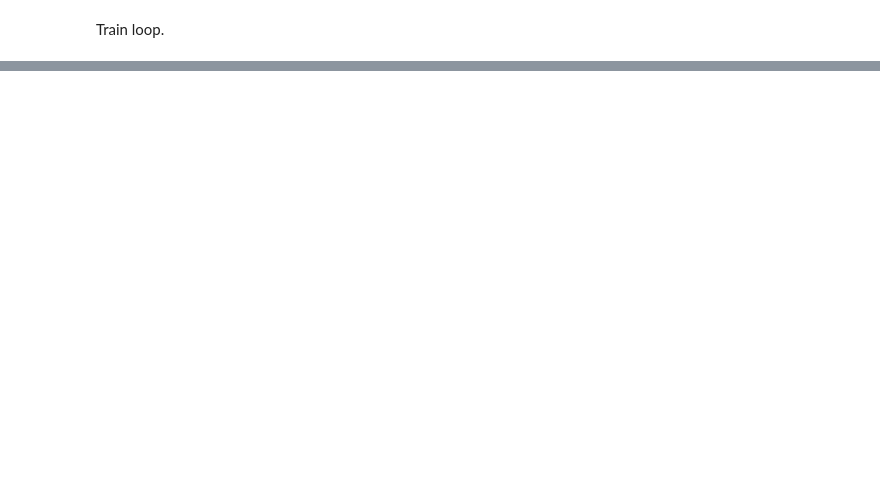
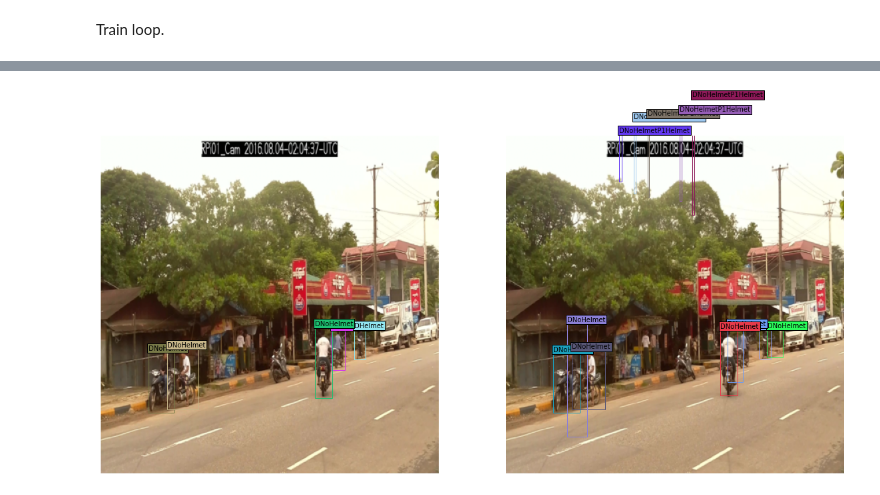
Before and after one commit to AntonJorg/02456-yolo, a Jupyter notebook: yolo.ipynb, the cells around one changed output, grey strips where cells are left out. Cells and saved outputs as stored; diff of their text form; code cells hidden in the pictures; blank space fills up the shorter version.

```diff
--- a/yolo.ipynb
+++ b/yolo.ipynb
@@ -101,7 +94,7 @@ batch_imgs, batch_targets, batch_annotations = batch
 # Get detections
 with torch.no_grad():
     # chip = torch.from_numpy(img).unsqueeze(0).to(device)
-    pred = model(batch_imgs[0].reshape(1, 3, 832, 832)) # pred = model(chip)
+    pred = model(batch_imgs[0].reshape(1, 3, img_size, img_size)) # pred = model(chip)
     pred = pred[pred[:, :, 4] > opt['conf_thres']]
 
     if len(pred) > 0:
@@ -190,12 +195,16 @@ for epoch in range(1, N_ITERATIONS + 1):
 # %%
+imgs, targets, annotations = next(iter(dataloader))
+targets = list(map(lambda x: x.type(torch.FloatTensor), targets))
+
 model.to(device).eval()
 img_detections = []
 
 # Get detections
-with torch.no_grad():
-    pred = model(imgs[0].reshape(1, 3, 832, 832)) # pred = model(chip)
-    pred = pred[pred[:, :, 4] > opt['conf_thres']]
+for img in imgs:
+    with torch.no_grad():
+        pred = model(img.to(device).reshape(1, 3, img_size, img_size)) # pred = model(chip)
+        pred = pred[pred[:, :, 4] > opt['conf_thres']]
 
-    if len(pred) > 0:
-        detections = non_max_suppression(pred.unsqueeze(0), opt['conf_thres'], opt['nms_thres'])
-        img_detections.extend(detections)
+        if len(pred) > 0:
+            detections = non_max_suppression(pred.unsqueeze(0), opt['conf_thres'], opt['nms_thres'])
+            img_detections.extend(detections)
@@ -237,0 +211,63 @@ plt.axis('off')
+# %%
+# detection = img_detectionn
+# target = targets
+
+for img, target, detection in zip(imgs, targets, img_detections):
+    ### This is probably redundant in our case.
+    # The amount of padding that was added
+    pad_x = max(img.shape[1] - img.shape[2], 0) * (img_size / max(img.shape))
+    pad_y = max(img.shape[2] - img.shape[1], 0) * (img_size / max(img.shape))
+    # Image height and width after padding is removed
+    unpad_h = img_size - pad_y
+    unpad_w = img_size - pad_x
+
+    # Figure
+    fig, (ax1, ax2) = plt.subplots(1, 2, figsize=(20, 10))
+
+    ax1.imshow(np.array(img).transpose([1, 2, 0]))
+    ax2.imshow(np.array(img).transpose([1, 2, 0]))
+    ax1.axis('off')
+    ax2.axis('off')
+
+    for label, x1, y1, box_w, box_h in target:
+        # Rescale coordinates to original dimensions
+        box_h = (box_h * img.shape[1]).item()
+        box_w = (box_w * img.shape[2]).item()
+        y1 = (y1 * img.shape[1] - box_h / 2).round().item()
+        x1 = (x1 * img.shape[2] - box_w / 2).round().item()
+
+        x1, y1 = max(x1, 0), max(y1, 0)
+
+        label = list(class_dict.keys())[int(label)]
+        col = tuple(np.random.random(3))
+        rect = plt.Rectangle((x1, y1), box_w, box_h, fc="none", ec=col)
+        ax1.add_patch(rect)
+        ax1.text(x1, y1, label, fontsize=10, bbox={'facecolor': col, 'pad': 2})
+
+    # Draw bounding boxes and labels of detections
+    if detection is not None:
+        unique_classes = detection[:, -1].cpu().unique()
+
+        for i in unique_classes:
+            n = (detection[:, -1].cpu() == i).sum()
+            # print('%g %ss' % (n, classes[int(i)]))
+
+        for x1, y1, x2, y2, conf, cls_conf, cls_pred in detection:
+            if len(class_dict.keys()) < int(cls_pred) - 1:
+                continue
+
+            # Rescale coordinates to original dimensions
+            box_h = ((y2 - y1) / unpad_h) * img.shape[1]
+            box_w = ((x2 - x1) / unpad_w) * img.shape[2]
+            y1 = (((y1 - pad_y // 2) / unpad_h) * img.shape[1]).round().item()
+            x1 = (((x1 - pad_x // 2) / unpad_w) * img.shape[2]).round().item()
+
+            label = list(class_dict.keys())[int(cls_pred)]
+            col = tuple(np.random.random(3))
+            rect = plt.Rectangle((x1, y1), box_w, box_h, fc="none", ec=col)
+            ax2.add_patch(rect)
+            ax2.text(x1, y1, label, fontsize=10, bbox={'facecolor': col, 'pad': 2})
+
+    plt.show()
+# %% [output]
+[figure, added]
```
Also changed, not shown: parts of 10 cells of this notebook.
